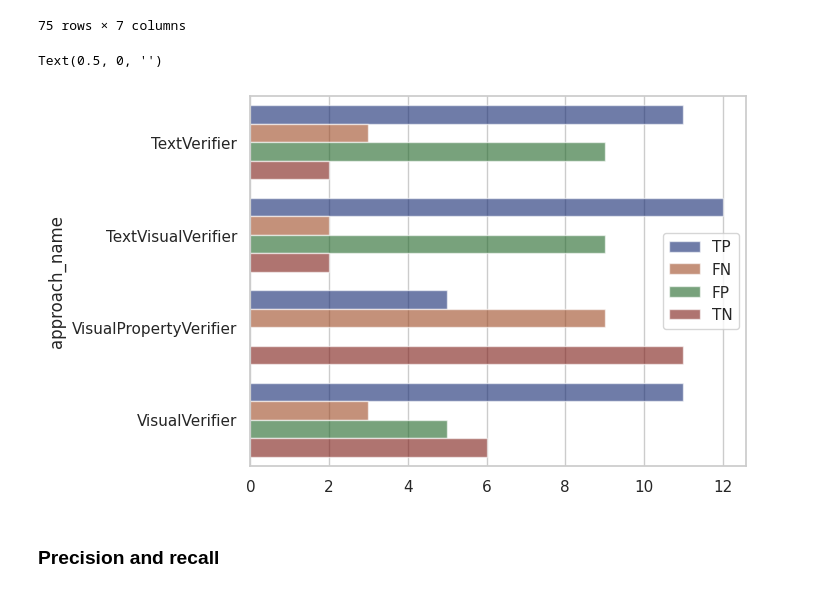
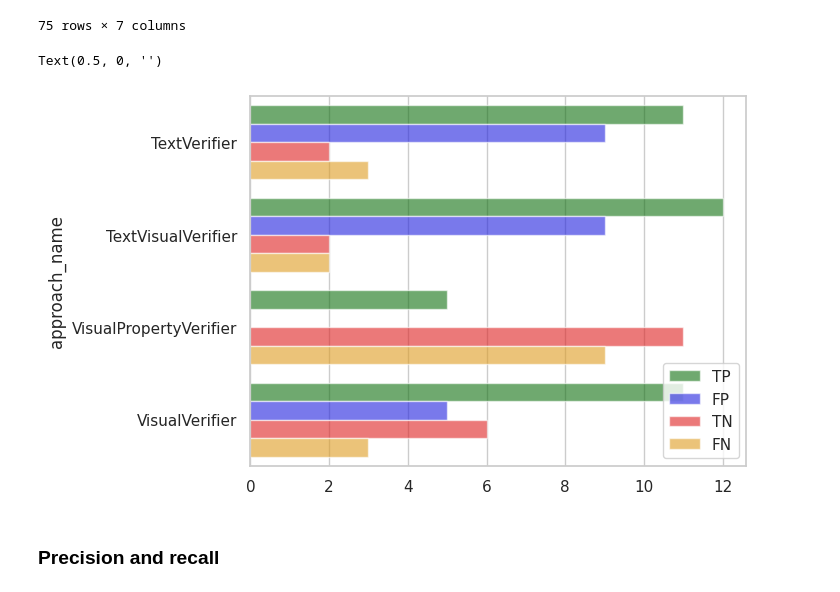
Before and after one commit to IV2C/VIFagent, a Jupyter notebook: notebooks/verifier_exploitation/verifier_exploitation.ipynb, the cells around one changed output. Saved outputs shown, nothing was run; the diff lists cells and outputs as text; code cells hidden in the pictures.

Commit message:
visualization changes nad fix on ours

```diff
--- a/notebooks/verifier_exploitation/verifier_exploitation.ipynb
+++ b/notebooks/verifier_exploitation/verifier_exploitation.ipynb
@@ -59,24 +59,25 @@ rates_agg_df = (
 # %%
 import seaborn as sns
 import matplotlib.ticker as ticker
 
 sns.set_theme(style="whitegrid")
 
 g = sns.countplot(
     data=rates_agg_df,
     y="approach_name",
     hue="classification",
-    palette="dark",
+    palette=['green', 'blue', 'red','orange'],
     alpha=0.6,
+    hue_order=["TP","FP","TN","FN"]
 )
 #todo change order and color of the labels to make it clearer
 
 g.yaxis.set_major_locator(ticker.MaxNLocator(integer=True))
 g.legend_.set_title(None)
 g.set_xlabel("")
 # %% [output]
 Text(0.5, 0, '')
-[figure, old version]
+[figure, new version]
 # %% [markdown]
 ### Precision and recall
 # %%
```
Also changed, not shown: 2 other files.
